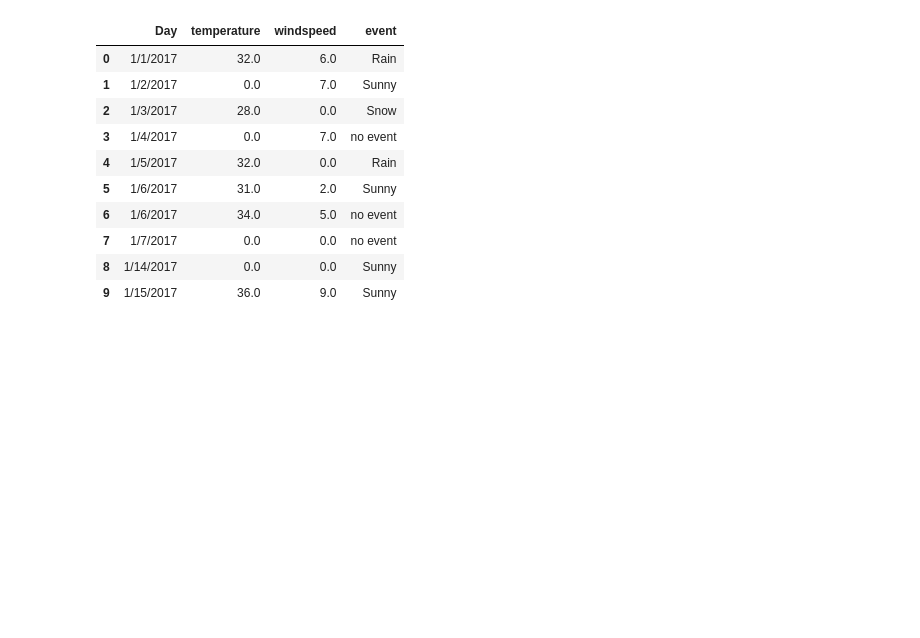
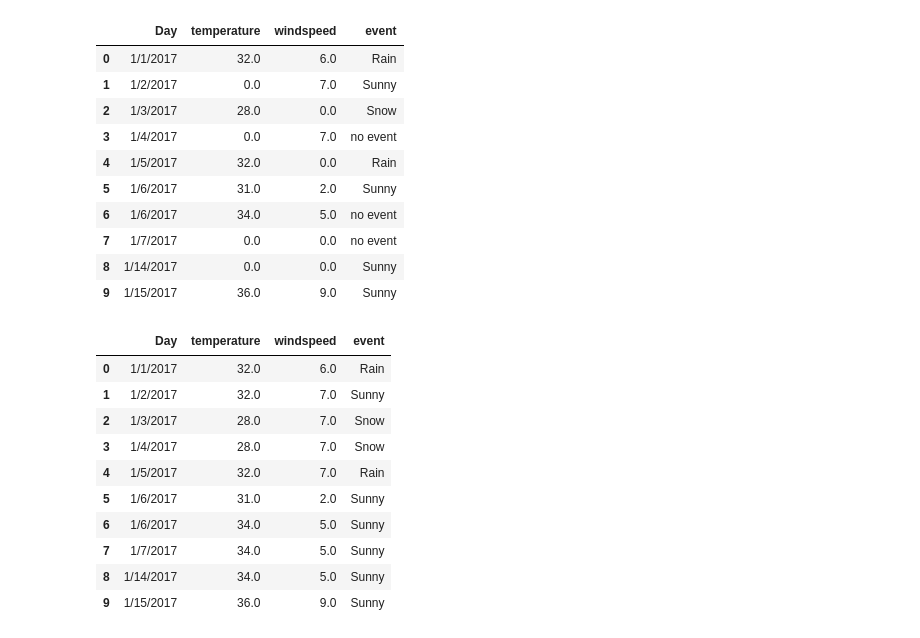
Before and after one commit to Ezeko/jupyter_sandbox, a Jupyter notebook: pandas_tut.ipynb, the cells around one changed output. Cells and saved outputs as stored; diff of their text form; code cells hidden in the pictures; blank space fills up the shorter version.

Commit message:
fill with ffill and interpolatioon

```diff
--- a/pandas_tut.ipynb
+++ b/pandas_tut.ipynb
@@ -119,7 +119,7 @@ gd.to_excel('new.xlsx', sheet_name='stats2', index=False) #create new excel file
 # %%
 # handling missing dat with pandas
 # %%
-df = pd.read_csv('weather_data.csv')
+df = pd.read_csv('weather_data.csv', parse_dates=True, date_parser='day')
 df #preview
 # %% [output]
 |  | Day | temperature | windspeed | event |
@@ -168,4 +168,17 @@ df.fillna({
 | 8 | 1/14/2017 | 0.0 | 0.0 | Sunny |
 | 9 | 1/15/2017 | 36.0 | 9.0 | Sunny |
 # %%
-# filling automatically with
+# filling automatically with ffill
+df.fillna(method='ffill')
+# %% [output]
+|  | Day | temperature | windspeed | event |
+| 0 | 1/1/2017 | 32.0 | 6.0 | Rain |
+| 1 | 1/2/2017 | 32.0 | 7.0 | Sunny |
+| 2 | 1/3/2017 | 28.0 | 7.0 | Snow |
+| 3 | 1/4/2017 | 28.0 | 7.0 | Snow |
+| 4 | 1/5/2017 | 32.0 | 7.0 | Rain |
+| 5 | 1/6/2017 | 31.0 | 2.0 | Sunny |
+| 6 | 1/6/2017 | 34.0 | 5.0 | Sunny |
+| 7 | 1/7/2017 | 34.0 | 5.0 | Sunny |
+| 8 | 1/14/2017 | 34.0 | 5.0 | Sunny |
+| 9 | 1/15/2017 | 36.0 | 9.0 | Sunny |
```
Also changed, not shown: parts of 3 cells of this notebook.
